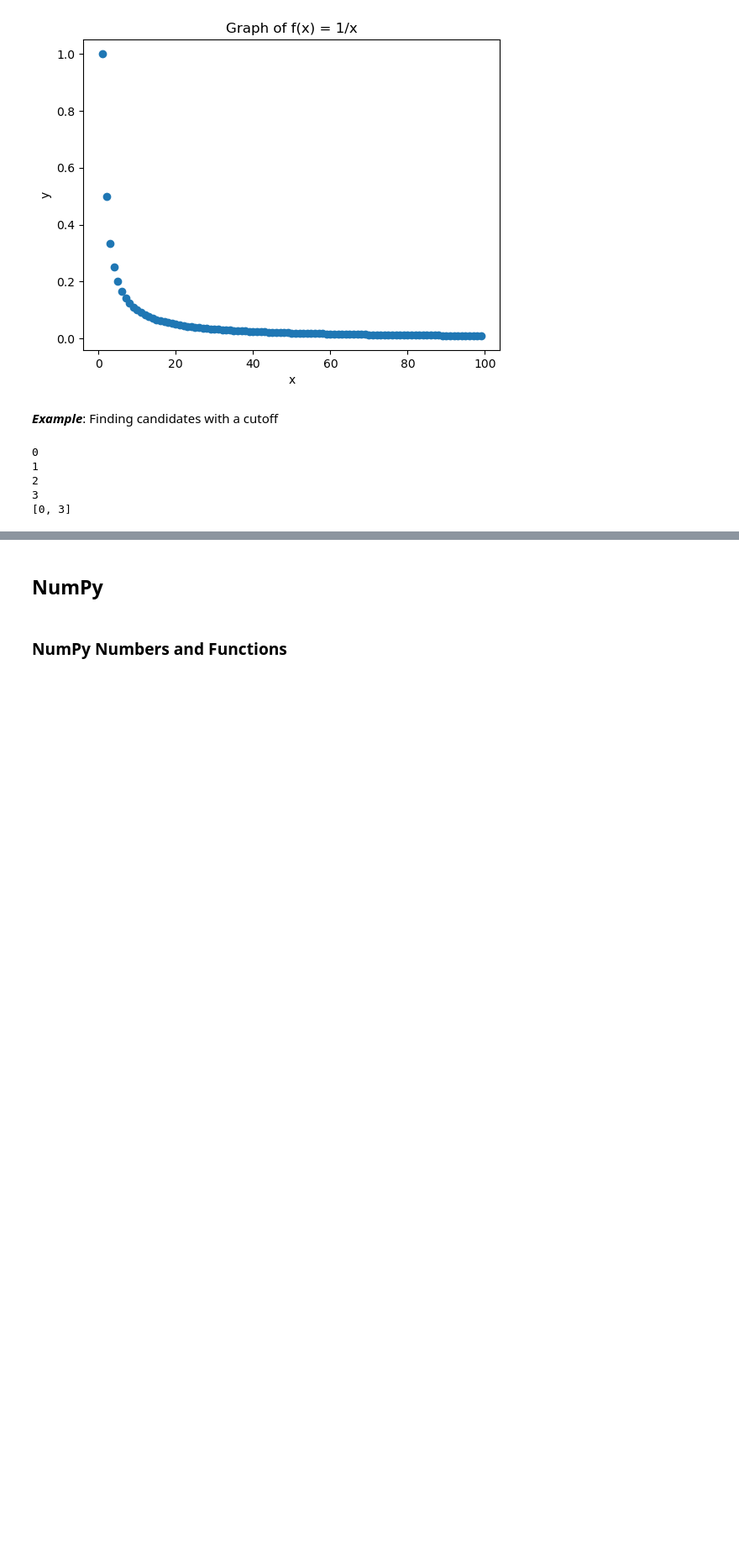
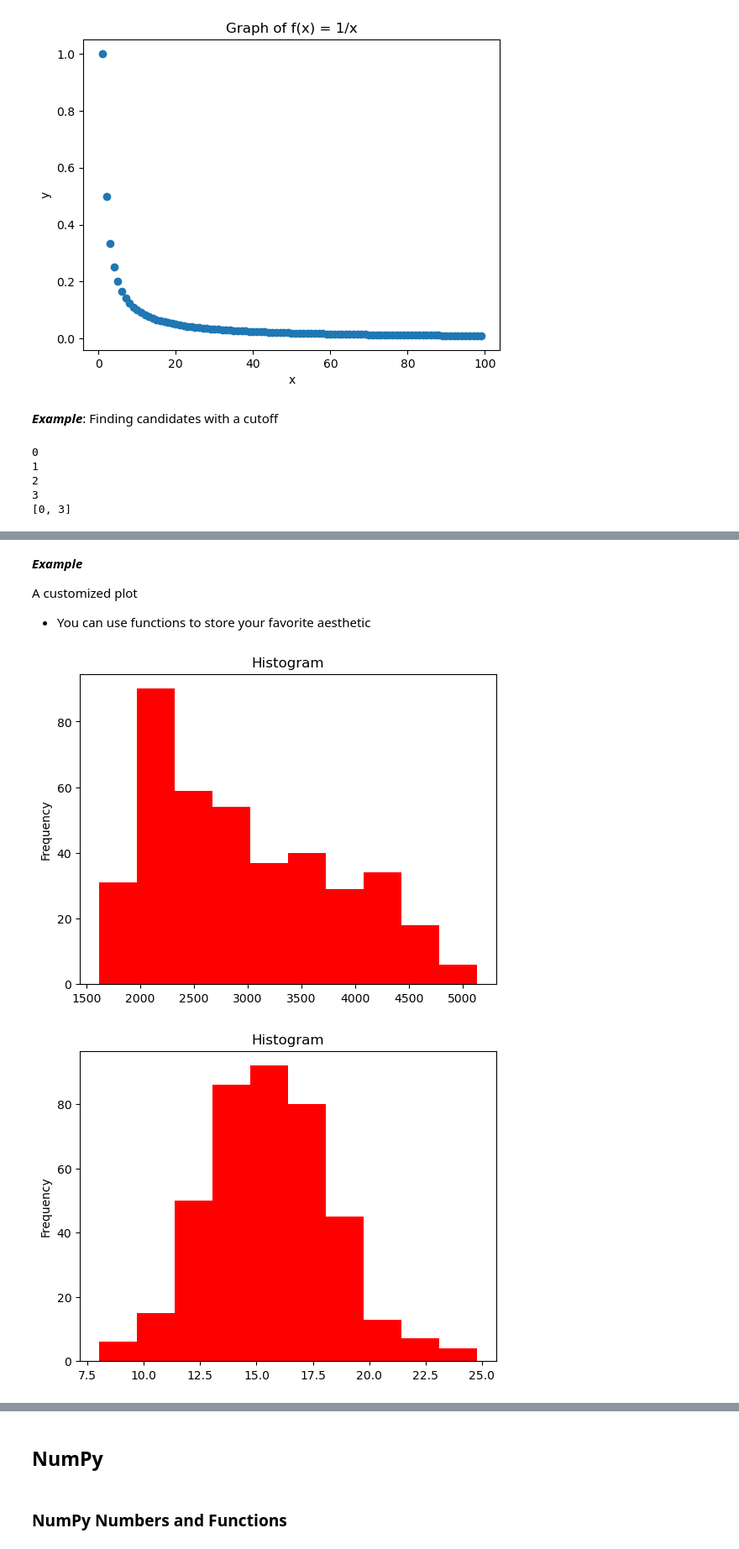
Before and after one commit to JrLyu/QTM151, a Jupyter notebook: General Personal Notes/General Personal Notes.ipynb, the cells around one changed output, grey strips where cells are left out. Shown at 84% size. Saved outputs shown, nothing was run; the diff lists cells and outputs as text; code cells hidden in the pictures; blank space fills up the shorter version.

```diff
--- a/General Personal Notes/General Personal Notes.ipynb
+++ b/General Personal Notes/General Personal Notes.ipynb
@@ -727,0 +791,4 @@ print(candidate_list)
+# %%
+vec_x = np.random.chisquare(df = 2, size = 20)
+vec_y = np.random.normal(loc = 2, scale = 5, size = 20)
+vec_z = np.random.uniform(low = -2, high =2, size = 50)
@@ -727,0 +958,17 @@ print(candidate_list)
+# %% [markdown]
+***Example***
+
+A customized plot
+- You can use functions to store your favorite aesthetic
+# %%
+def red_histogram(vec_x,title):
+    plt.hist(x = vec_x, color = "red")
+    plt.title(title)
+    plt.ylabel("Frequency")
+    plt.show()
+
+red_histogram(vec_x = carfeatures["weight"], title = "Histogram")
+red_histogram(vec_x = carfeatures["acceleration"], title = "Histogram")
+# %% [output]
+[figure, added]
+[figure, added]
```
Also changed, not shown: parts of 172 cells of this notebook, 6 other files.
